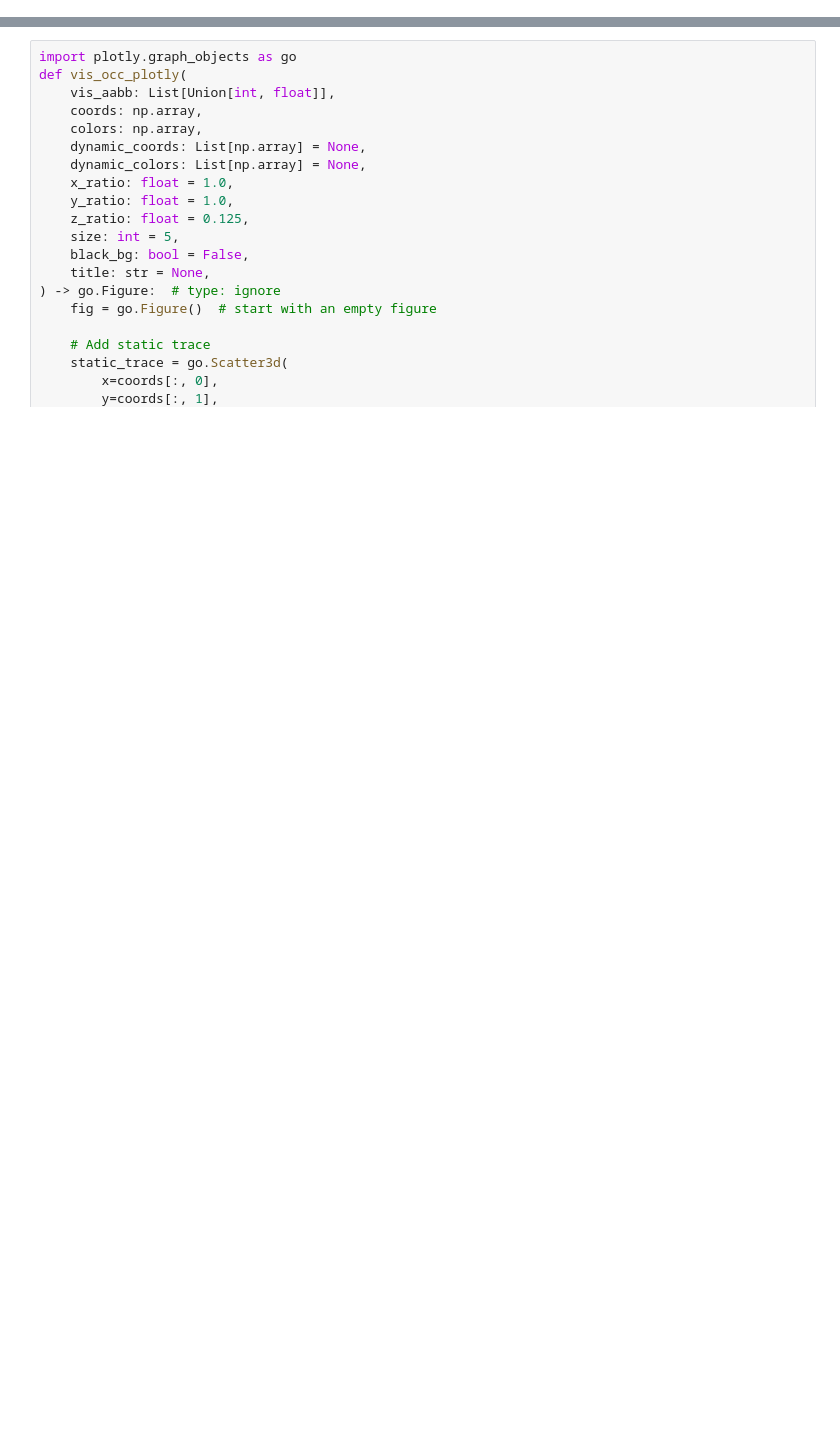
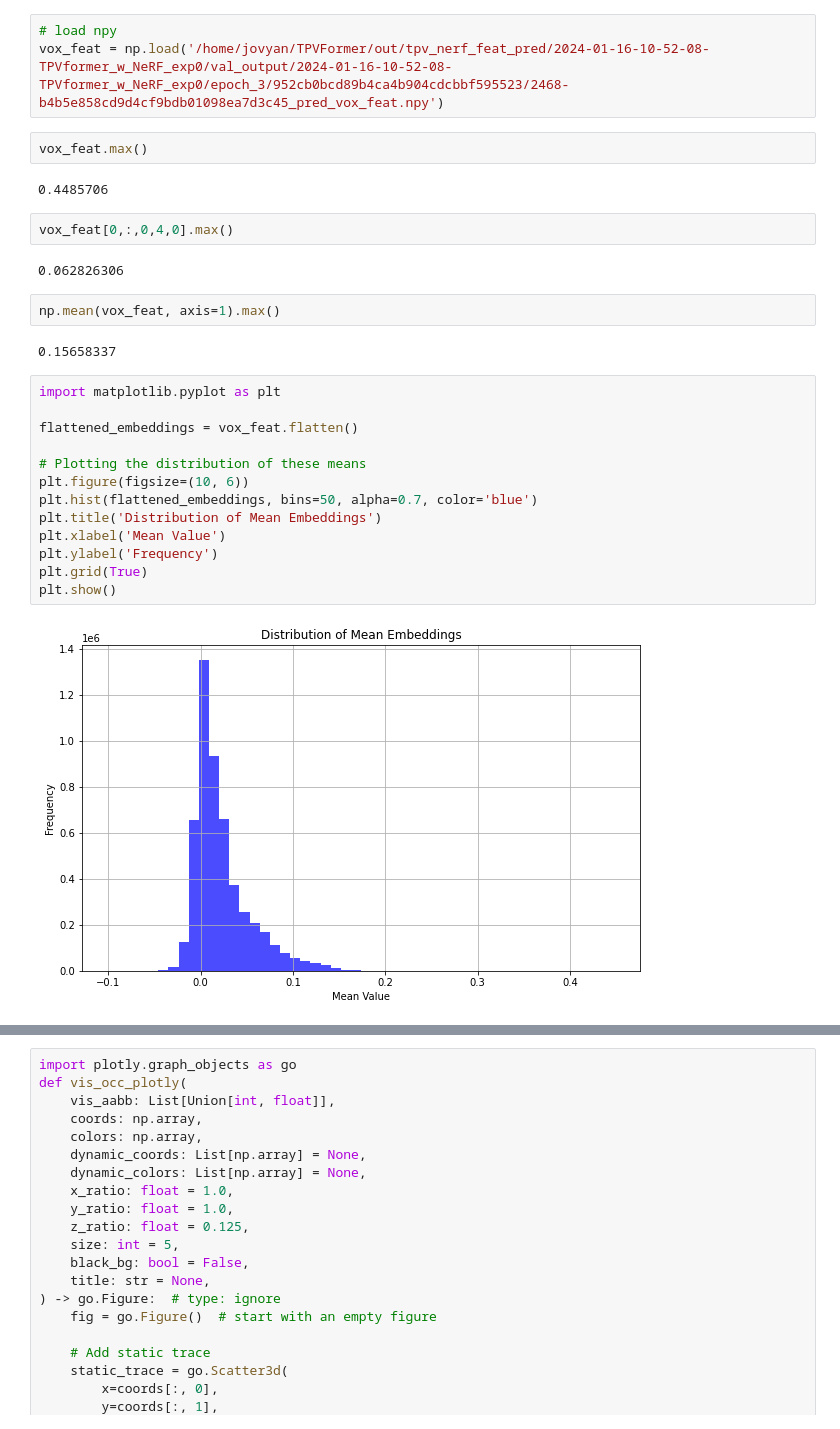
Before and after one commit to J6mesQian/TPVFormer_w_nerf, a Jupyter notebook: nerf_tpv_debug.ipynb, the cells around one changed output, grey strips where cells are left out. Drawn from its saved outputs; the diff is of its cells as text; blank space fills up the shorter version.

```diff
--- a/nerf_tpv_debug.ipynb
+++ b/nerf_tpv_debug.ipynb
@@ -16,0 +19,30 @@ from pyquaternion import Quaternion
+# %%
+# load npy
+vox_feat = np.load('/home/jovyan/TPVFormer/out/tpv_nerf_feat_pred/2024-01-16-10-52-08-TPVformer_w_NeRF_exp0/val_output/2024-01-16-10-52-08-TPVformer_w_NeRF_exp0/epoch_3/952cb0bcd89b4ca4b904cdcbbf595523/2468-b4b5e858cd9d4cf9bdb01098ea7d3c45_pred_vox_feat.npy')
+# %%
+vox_feat.max()
+# %% [output]
+0.4485706
+# %%
+vox_feat[0,:,0,4,0].max()
+# %% [output]
+0.062826306
+# %%
+np.mean(vox_feat, axis=1).max()
+# %% [output]
+0.15658337
+# %%
+import matplotlib.pyplot as plt
+
+flattened_embeddings = vox_feat.flatten()
+
+# Plotting the distribution of these means
+plt.figure(figsize=(10, 6))
+plt.hist(flattened_embeddings, bins=50, alpha=0.7, color='blue')
+plt.title('Distribution of Mean Embeddings')
+plt.xlabel('Mean Value')
+plt.ylabel('Frequency')
+plt.grid(True)
+plt.show()
+# %% [output]
+[figure, added]
```
Also changed, not shown: parts of 3 cells of this notebook, 38 other files.
